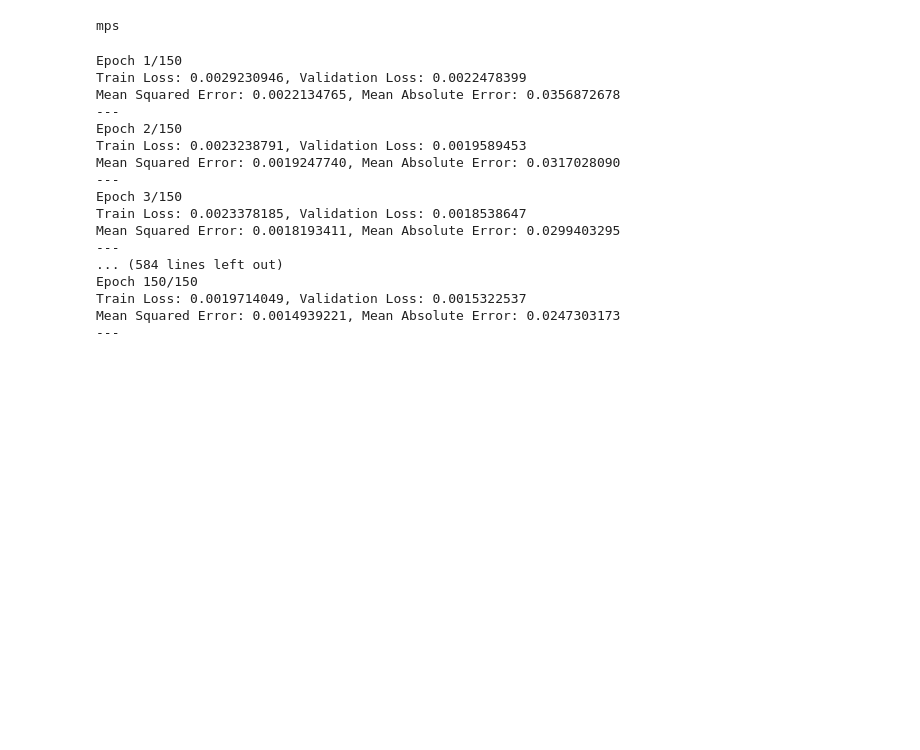
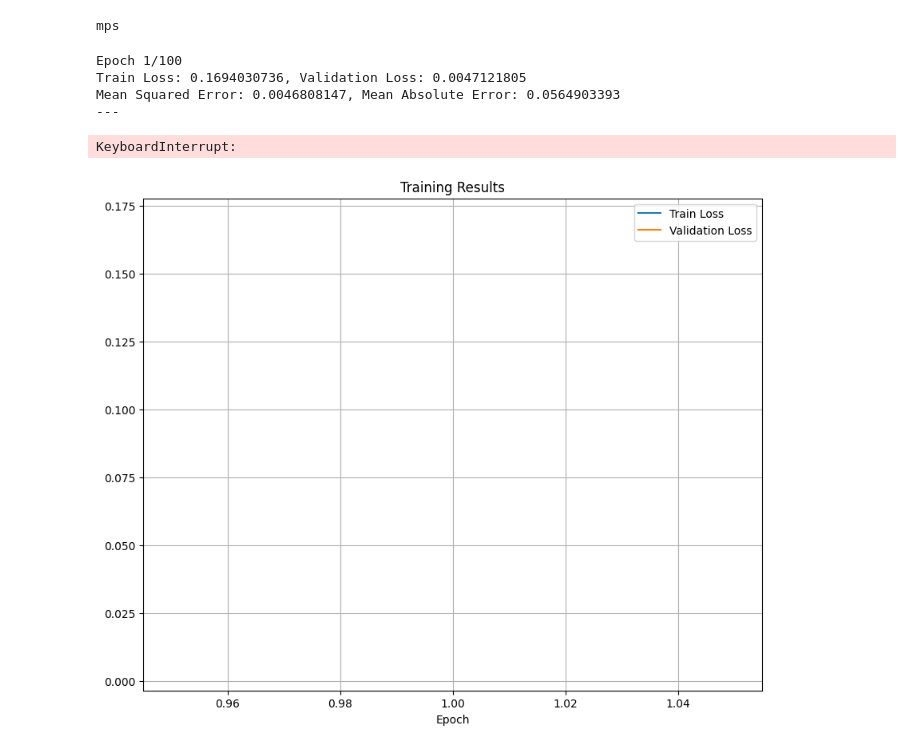
Before and after one commit to AllanGamal/stock-predictor-ML, a Jupyter notebook: stpredict.ipynb, the cells around one changed output. Drawn from its saved outputs; the diff is of its cells as text; code cells hidden in the pictures; blank space fills up the shorter version.

```diff
--- a/stpredict.ipynb
+++ b/stpredict.ipynb
@@ -266,7 +266,7 @@ model = StockPredictorTransformer(input_size, n_heads, d_k, d_v, ff_dim, num_lay
 import torch.optim as optim
 # Define the loss function and optimizer
 criterion = nn.MSELoss()  # Mean squared error loss
-optimizer = optim.Adam(model.parameters(), lr=0.000012)  # Adam optimizer with learning rate 0.001
+optimizer = optim.Adam(model.parameters(), lr=0.00000075)  # Adam optimizer with learning rate 0.001
 # %%
 # Create a function to train the model
 def train_model(model, dataloader, criterion, optimizer, device):
@@ -363,12 +363,16 @@ print(device)
 mps
 # %%
 import numpy as np
+import pandas as pd
 from sklearn.metrics import mean_squared_error, mean_absolute_error
 %config IPCompleter.greedy=True
 
 
 # Training parameters
-num_epochs = 150
+num_epochs = 100
+results_df = pd.DataFrame(columns=['Epoch', 'Train Loss', 'Validation Loss'])
+
+
 
 # Keep track of the best validation loss to save the best model
 best_val_loss = float("inf")
@@ -387,46 +391,41 @@ for epoch in range(num_epochs):
         for inputs, targets in val_dataloader:
             inputs = inputs.to(device)
             targets = targets.to(device)
 
             outputs = model(inputs)
             loss = criterion(outputs.squeeze(), targets)
             val_loss += loss.item()
             y_true_list.append(targets.cpu().numpy())
             y_pred_list.append(outputs.squeeze().cpu().numpy())
 
     y_true = np.concatenate(y_true_list)
     y_pred = np.concatenate(y_pred_list)
 
     val_loss /= len(val_dataloader)
 
     # Print the losses and metrics for this epoch
     print(f"Epoch {epoch+1}/{num_epochs}")
     print(f"Train Loss: {train_loss:.10f}, Validation Loss: {val_loss:.10f}")
     mse = mean_squared_error(y_true, y_pred)
     mae = mean_absolute_error(y_true, y_pred)
 
     print(f'Mean Squared Error: {mse:.10f}, Mean Absolute Error: {mae:.10f}')
     print('---')
 
+    new_row = pd.DataFrame({'Epoch':[epoch+1], 'Train Loss':[train_loss], 'Validation Loss':[val_loss]})
+    results_df = pd.concat([results_df, new_row], ignore_index=True)
+
     # Save the model if the validation loss improved
     if val_loss < best_val_loss:
         torch.save(model.state_dict(), "best_model.pth")
         best_val_loss = val_loss
+
+# Save results to csv
+results_df.to_csv('training_results.csv', index=False)
 # %% [output]
-Epoch 1/150
-Train Loss: 0.0029230946, Validation Loss: 0.0022478399
-Mean Squared Error: 0.0022134765, Mean Absolute Error: 0.0356872678
+Epoch 1/100
+Train Loss: 0.1694030736, Validation Loss: 0.0047121805
+Mean Squared Error: 0.0046808147, Mean Absolute Error: 0.0564903393
 ---
-Epoch 2/150
-Train Loss: 0.0023238791, Validation Loss: 0.0019589453
-Mean Squared Error: 0.0019247740, Mean Absolute Error: 0.0317028090
----
-Epoch 3/150
-Train Loss: 0.0023378185, Validation Loss: 0.0018538647
-Mean Squared Error: 0.0018193411, Mean Absolute Error: 0.0299403295
----
-... (584 lines left out)
-Epoch 150/150
-Train Loss: 0.0019714049, Validation Loss: 0.0015322537
-Mean Squared Error: 0.0014939221, Mean Absolute Error: 0.0247303173
----
+KeyboardInterrupt:
+[figure, added]
```
Also changed, not shown: parts of 1 cell of this notebook, 2 other files.
